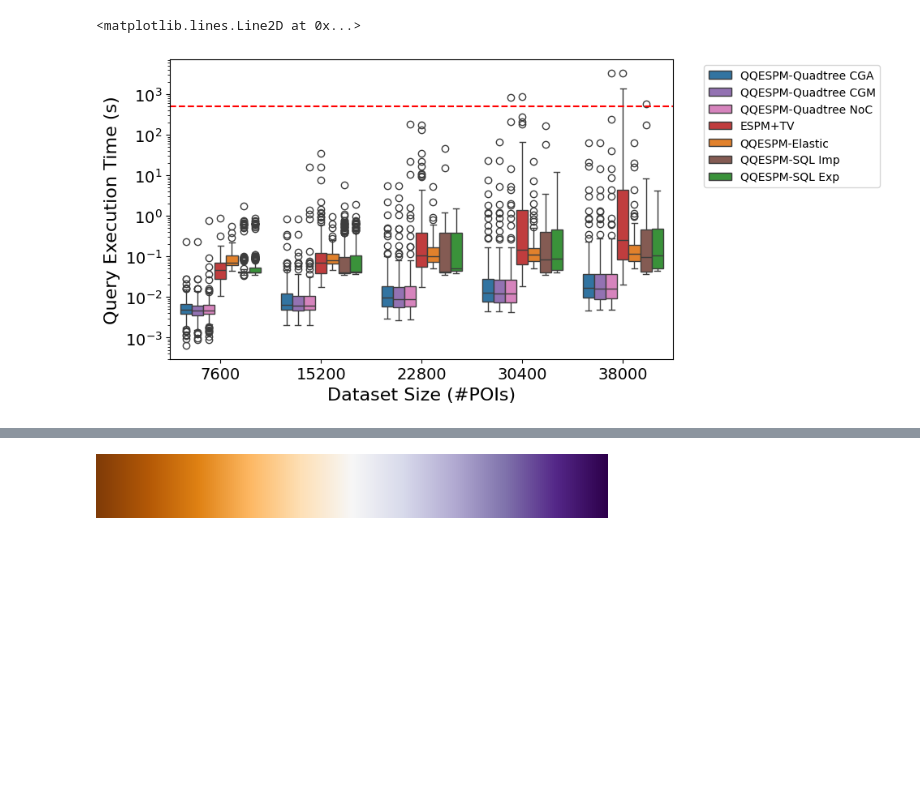
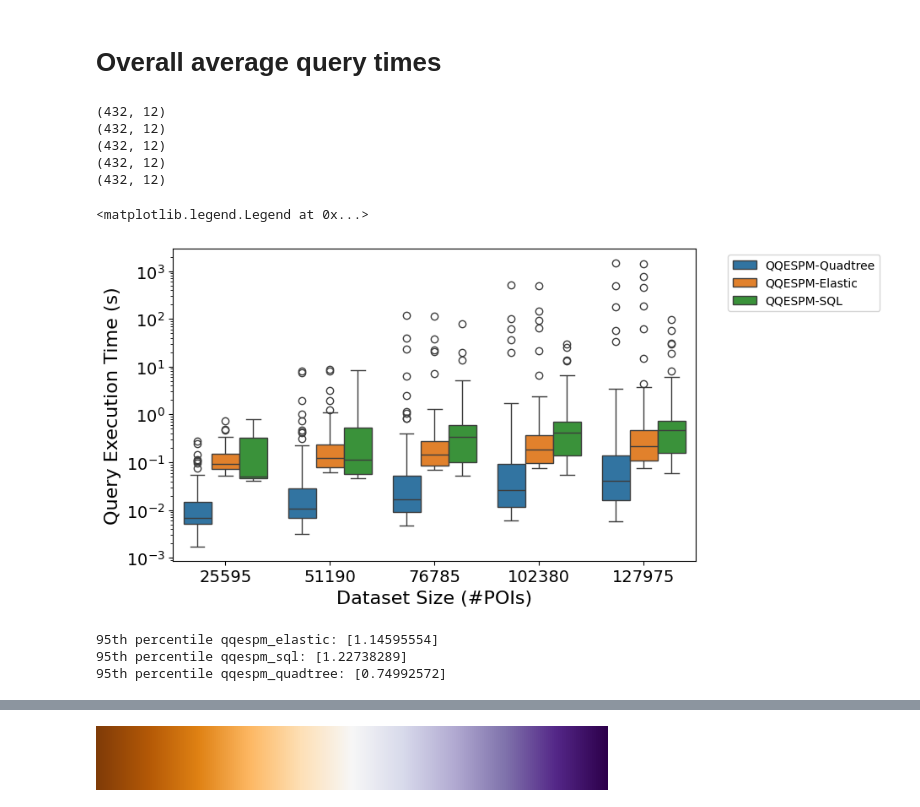
Before and after one commit to viniciuscva/qqespm-gs, a Jupyter notebook: comparing_modules.ipynb, the cells around one changed output, grey strips where cells are left out. Saved outputs shown, nothing was run; the diff lists cells and outputs as text; code cells hidden in the pictures; blank space fills up the shorter version.

```diff
--- a/comparing_modules.ipynb
+++ b/comparing_modules.ipynb
@@ -176,0 +127,5 @@ Name: count, dtype: int64
+# %%
+executions = pd.read_csv('executions_comparison_london_m2.3.csv', names = ['repetition', 'sp_index', 'spatial_pattern', 'number_of_vertices',
+        'number_of_edges', 'number_of_exclusions', 'qualitative_prob', 'dataset_size', 'module', 'total_solutions', 'elapsed_time', 'memory_usage'], index_col=False)
+print('Total executions:', executions.shape[0])
+executions.head()
@@ -176,0 +140,4 @@ Name: count, dtype: int64
+# %%
+executions.loc[executions['module']=='qq_quadtree', 'module'] = 'QQESPM-Quadtree'
+executions.loc[executions['module']=='qq_elastic', 'module'] = 'QQESPM-Elastic'
+executions.loc[executions['module']=='qq_sql', 'module'] = 'QQESPM-SQL'
@@ -232,0 +281,6 @@ executions['dataset_size'].value_counts().index.tolist()
+# %%
+executions['dataset_size_str'] = executions['dataset_size'].astype(str)
+executions_qqespm_quadtree = executions[executions['module']=='QQESPM-Quadtree']
+executions_qqespm_elastic = executions[executions['module']=='QQESPM-Elastic']
+executions_qqespm_sql = executions[executions['module']=='QQESPM-SQL']
+executions_qqespm_sql.shape
@@ -233,31 +305,39 @@ executions['dataset_size'].value_counts().index.tolist()
+# %% [markdown]
+# Overall average query times
+# %%
+executions_20perc = executions[executions['dataset_size_str']=='25595']
+executions_40perc = executions[executions['dataset_size_str']=='51190']
+executions_60perc = executions[executions['dataset_size_str']=='76785']
+executions_80perc = executions[executions['dataset_size_str']=='102380']
+executions_100perc = executions[executions['dataset_size_str']=='127975']
+
+print(executions_20perc.shape)
+print(executions_40perc.shape)
+print(executions_60perc.shape)
+print(executions_80perc.shape)
+print(executions_100perc.shape)
+# %% [output]
+(432, 12)
+(432, 12)
+(432, 12)
+(432, 12)
+(432, 12)
 # %%
-module_to_colors = {"QQESPM-Quadtree CGA": "tab:blue",
-                    "QQESPM-Quadtree CGM": "tab:purple",
-                    "QQESPM-Quadtree NoC": "tab:pink",
-                    "ESPM+TV": "tab:red",
-                    "QQESPM-Elastic": "tab:orange",
-                    "QQESPM-SQL Imp": "tab:brown",
-                    "QQESPM-SQL Exp": "tab:green",
-                    }
-
-palette = [module_to_colors[libr] for libr in executions['module'].values]
-
 fig, ax = plt.subplots()
 fig.set_figwidth(8)
 
 ax.set_yscale('log', base=10)
 #ax.set_ylim(3*10**(-4), 10**4)
 #estimator=(lambda e: np.percentile(e, [90])[0]),
-sns.boxplot(data=executions, x="dataset_size", y="elapsed_time", hue="module", palette=palette)#, errorbar=None, lw=4)#estimator='mean',
+sns.boxplot(data=executions, x="dataset_size", y="elapsed_time", hue="module", hue_order=['QQESPM-Quadtree', 'QQESPM-Elastic', 'QQESPM-SQL'])#, palette=palette)#, errorbar=None, lw=4)#estimator='mean',
 ax.set_xticklabels(executions['dataset_size'].value_counts().index.tolist(), fontsize=14, rotation=0)
 ax.set_yticklabels(ax.get_yticks(), fontsize=14)
 ax.yaxis.set_major_formatter(matplotlib.ticker.LogFormatterMathtext())
 ax.set_xlabel('Dataset Size (#POIs)', fontsize=16, )
 ax.set_ylabel('Query Execution Time (s)', fontsize=16, )
 plt.legend(bbox_to_anchor=(1.05, 1), loc='upper left')
 
-
-plt.axhline(y = 500, color = 'r', linestyle = 'dashed')
+#plt.axhline(y = 500, color = 'r', linestyle = 'dashed')
 # %% [output]
-<matplotlib.lines.Line2D at 0x...>
+<matplotlib.legend.Legend at 0x...>
-[figure, old version]
+[figure, new version]
@@ -263,0 +350,8 @@ plt.axhline(y = 500, color = 'r', linestyle = 'dashed')
+# %%
+print('95th percentile qqespm_elastic:', np.percentile(executions[executions['module']=='QQESPM-Elastic']['elapsed_time'], [95]))
+print('95th percentile qqespm_sql:', np.percentile(executions[executions['module']=='QQESPM-SQL']['elapsed_time'], [95]))
+print('95th percentile qqespm_quadtree:', np.percentile(executions[executions['module']=='QQESPM-Quadtree']['elapsed_time'], [95]))
+# %% [output]
+95th percentile qqespm_elastic: [1.14595554]
+95th percentile qqespm_sql: [1.22738289]
+95th percentile qqespm_quadtree: [0.74992572]
```
Also changed, not shown: parts of 55 cells of this notebook, 10 other files.
